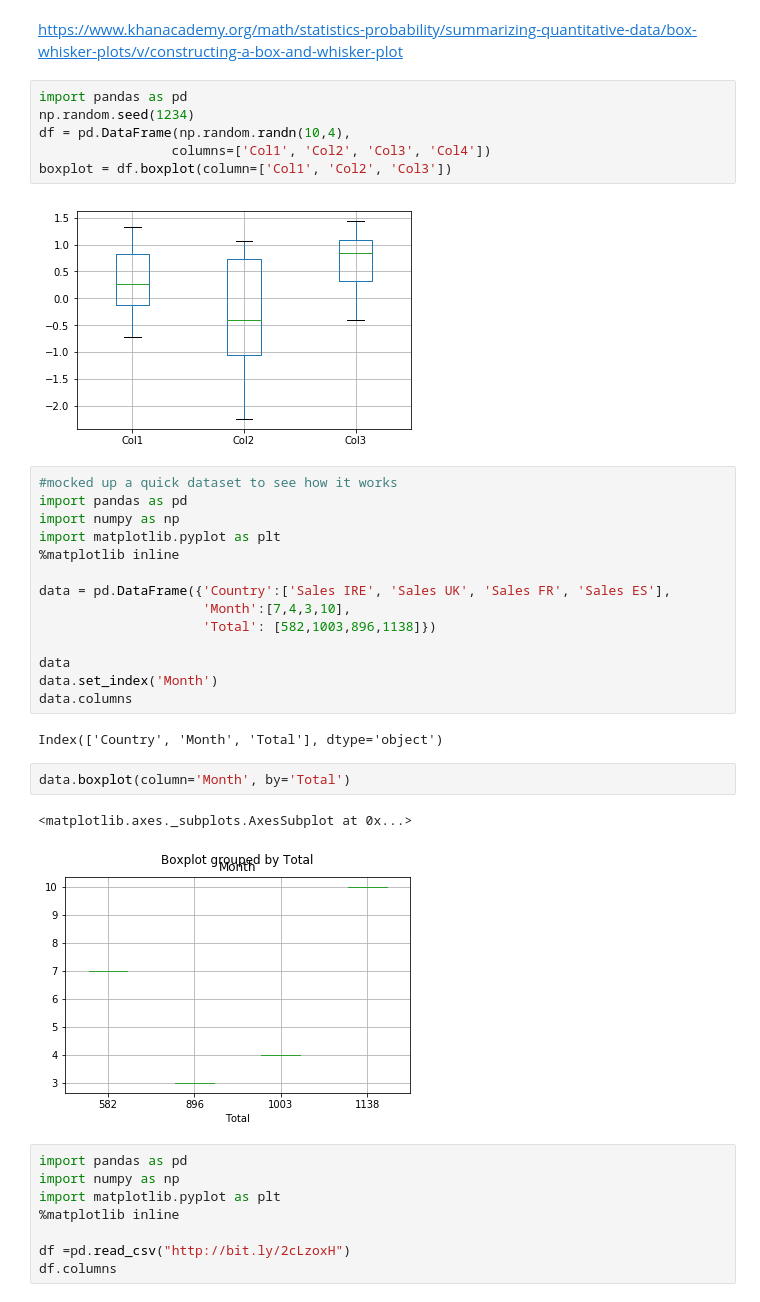
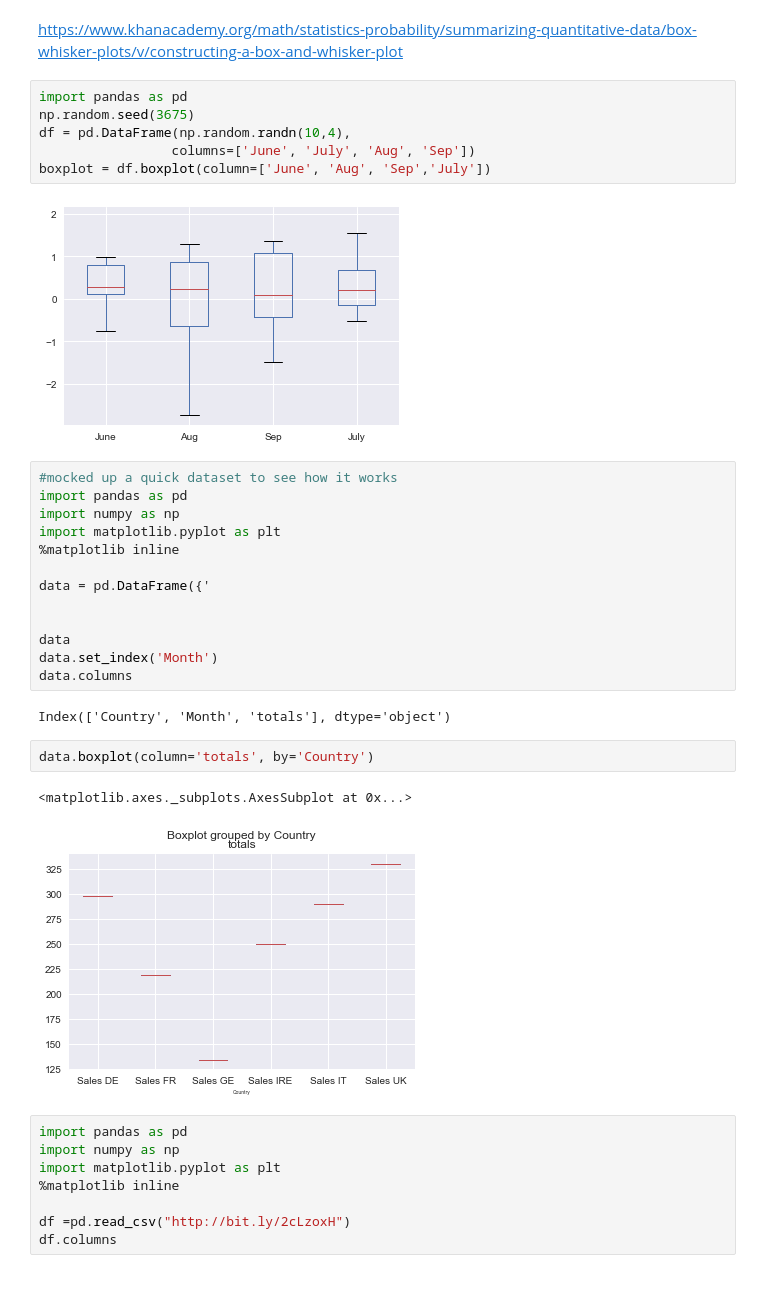
Before and after one commit to theamurtagh/Pro-Funda, a Jupyter notebook: Pro Funda.ipynb, the cells around one changed output. Drawn from its saved outputs; the diff is of its cells as text.

```diff
--- a/Pro Funda.ipynb
+++ b/Pro Funda.ipynb
@@ -38,12 +38,12 @@ seed(2)
 https://www.khanacademy.org/math/statistics-probability/summarizing-quantitative-data/box-whisker-plots/v/constructing-a-box-and-whisker-plot
 # %%
 import pandas as pd
-np.random.seed(1234)
+np.random.seed(3675)
 df = pd.DataFrame(np.random.randn(10,4),
-                 columns=['Col1', 'Col2', 'Col3', 'Col4'])
-boxplot = df.boxplot(column=['Col1', 'Col2', 'Col3'])
+                 columns=['June', 'July', 'Aug', 'Sep'])
+boxplot = df.boxplot(column=['June', 'Aug', 'Sep','July'])
 # %% [output]
-[figure, old version]
+[figure, new version]
 # %%
 #mocked up a quick dataset to see how it works
 import pandas as pd
@@ -51,20 +51,19 @@ import numpy as np
 import matplotlib.pyplot as plt
 %matplotlib inline
 
-data = pd.DataFrame({'Country':['Sales IRE', 'Sales UK', 'Sales FR', 'Sales ES'],
-                     'Month':[7,4,3,10],
-                     'Total': [582,1003,896,1138]})
+data = pd.DataFrame({'
+
 
 data
 data.set_index('Month')
 data.columns
 # %% [output]
-Index(['Country', 'Month', 'Total'], dtype='object')
+Index(['Country', 'Month', 'totals'], dtype='object')
 # %%
-data.boxplot(column='Month', by='Total')
+data.boxplot(column='totals', by='Country')
 # %% [output]
 <matplotlib.axes._subplots.AxesSubplot at 0x...>
-[figure, old version]
+[figure, new version]
 # %%
 import pandas as pd
 import numpy as np
```
Also changed, not shown: parts of 13 cells of this notebook, 3 other files.
